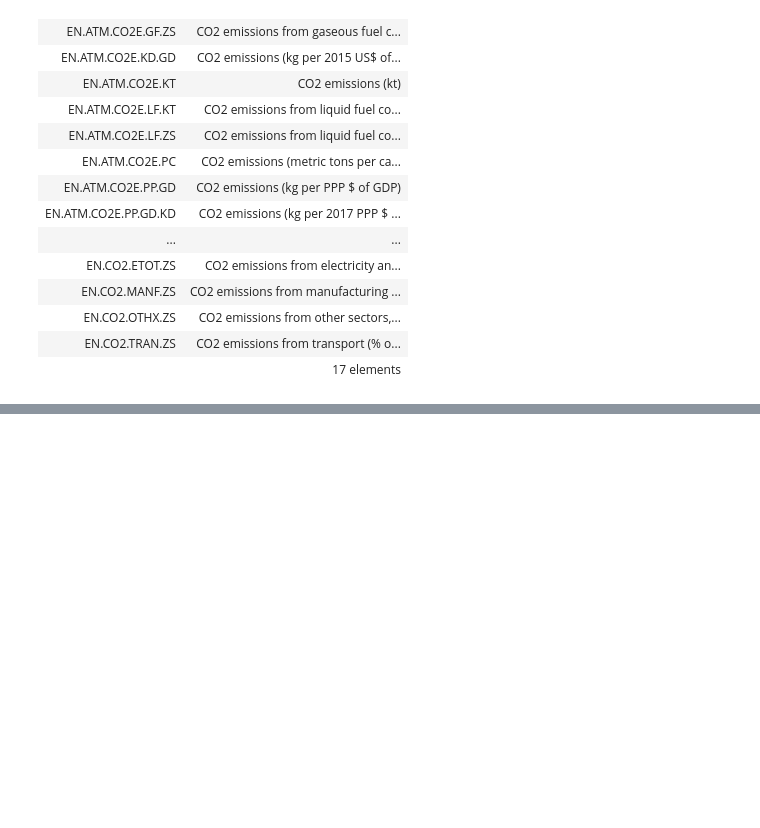
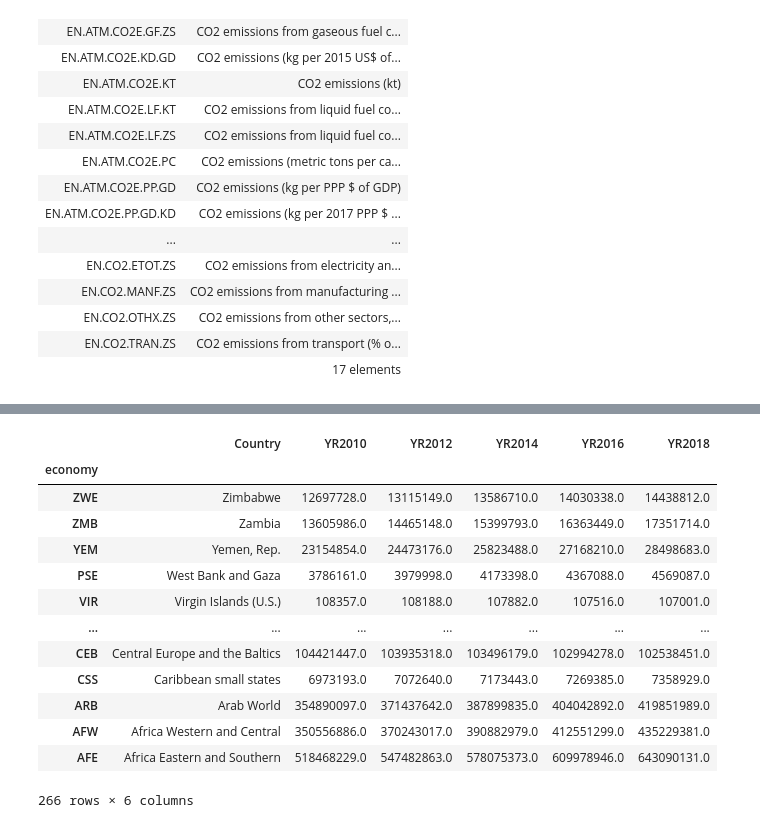
Before and after one commit to Arif-Badhon/WorldBankDataAnalysis, a Jupyter notebook: WorldBankData.ipynb, the cells around one changed output, grey strips where cells are left out. Cells and saved outputs as stored; diff of their text form; code cells hidden in the pictures; blank space fills up the shorter version.

```diff
--- a/WorldBankData.ipynb
+++ b/WorldBankData.ipynb
@@ -82,0 +121,17 @@ Series
+# %%
+wb.data.DataFrame('SP.POP.TOTL', time=range(2010, 2020, 2), labels=True)
+# %% [output]
+|  | Country | YR2010 | YR2012 | YR2014 | YR2016 | YR2018 |
+| economy |  |  |  |  |  |  |
+| ZWE | Zimbabwe | 12697728.0 | 13115149.0 | 13586710.0 | 14030338.0 | 14438812.0 |
+| ZMB | Zambia | 13605986.0 | 14465148.0 | 15399793.0 | 16363449.0 | 17351714.0 |
+| YEM | Yemen, Rep. | 23154854.0 | 24473176.0 | 25823488.0 | 27168210.0 | 28498683.0 |
+| PSE | West Bank and Gaza | 3786161.0 | 3979998.0 | 4173398.0 | 4367088.0 | 4569087.0 |
+| VIR | Virgin Islands (U.S.) | 108357.0 | 108188.0 | 107882.0 | 107516.0 | 107001.0 |
+| ... | ... | ... | ... | ... | ... | ... |
+| CEB | Central Europe and the Baltics | 104421447.0 | 103935318.0 | 103496179.0 | 102994278.0 | 102538451.0 |
+| CSS | Caribbean small states | 6973193.0 | 7072640.0 | 7173443.0 | 7269385.0 | 7358929.0 |
+| ARB | Arab World | 354890097.0 | 371437642.0 | 387899835.0 | 404042892.0 | 419851989.0 |
+| AFW | Africa Western and Central | 350556886.0 | 370243017.0 | 390882979.0 | 412551299.0 | 435229381.0 |
+| AFE | Africa Eastern and Southern | 518468229.0 | 547482863.0 | 578075373.0 | 609978946.0 | 643090131.0 |
+266 rows × 6 columns
```
Also changed, not shown: parts of 5 cells of this notebook.
